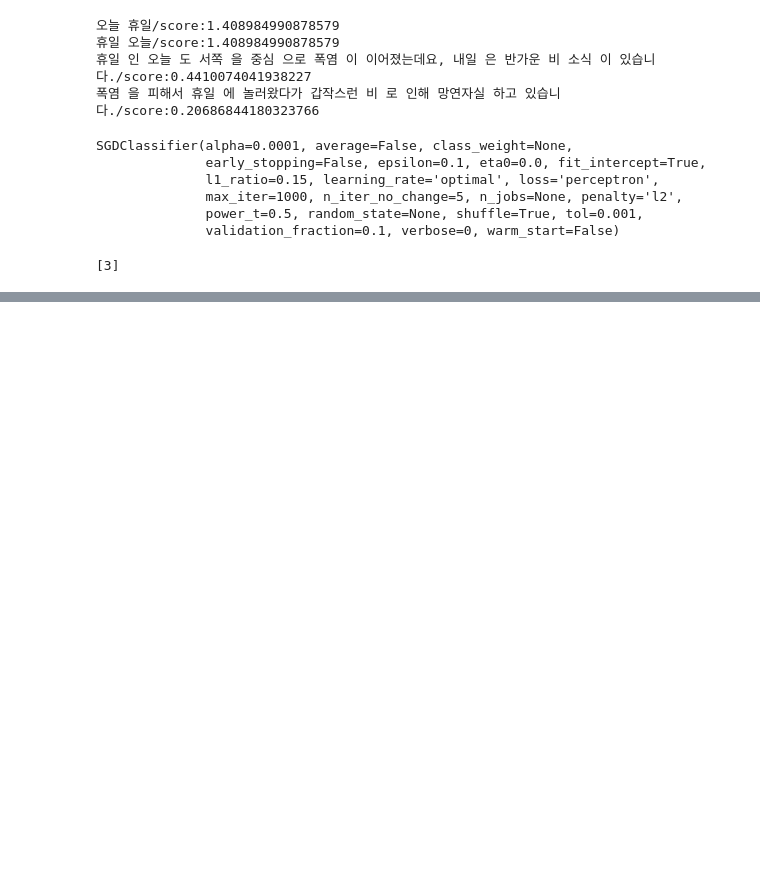
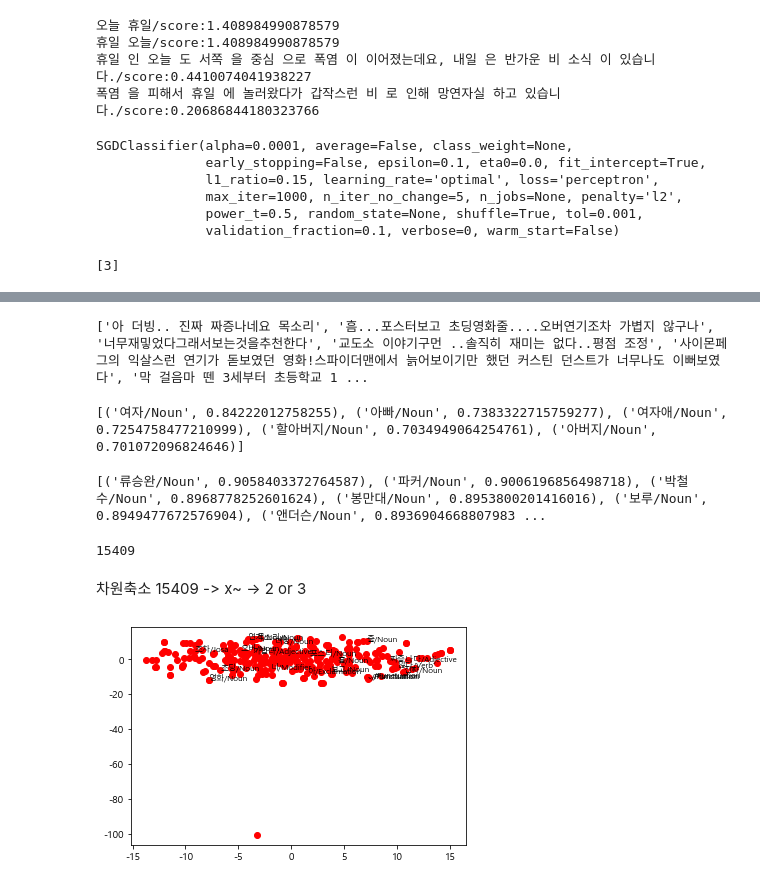
Before and after one commit to ys21-loka/Beek06, a Jupyter notebook: 자연어처리/2.07~NLP_basic.ipynb, the cells around one changed output, grey strips where cells are left out. Drawn from its saved outputs; the diff is of its cells as text; code cells hidden in the pictures; blank space fills up the shorter version.

```diff
--- a/자연어처리/2.07~NLP_basic.ipynb
+++ b/자연어처리/2.07~NLP_basic.ipynb
@@ -336,0 +672,12 @@ print(y_pred)
+# %%
+# 파일중에서 영화 리뷰 데이터만 담기
+docs = []
+for row in ratings_train:
+    docs.append(row[1])
+print(docs[:10])
+# %% [output]
+['아 더빙.. 진짜 짜증나네요 목소리', '흠...포스터보고 초딩영화줄....오버연기조차 가볍지 않구나', '너무재밓었다그래서보는것을추천한다', '교도소 이야기구먼 ..솔직히 재미는 없다..평점 조정', '사이몬페그의 익살스런 연기가 돋보였던 영화!스파이더맨에서 늙어보이기만 했던 커스틴 던스트가 너무나도 이뻐보였다', '막 걸음마 뗀 3세부터 초등학교 1 ...
+# %%
+data = [tokens(d) for d in docs]
+# %%
+w2v_model = word2vec.Word2Vec(data, size=100, window=3)
@@ -336,0 +686,38 @@ print(y_pred)
+# %%
+print(w2v_model.wv.most_similar(positive=tokens(
+    u'남자 여배우'), negative=tokens(u'배우'), topn=5))  # topn = 출력값 갯수
+# 단어 간 관련도 파악 가능
+# 남자 - 배우 = 여자 - 여배우
+# %% [output]
+[('여자/Noun', 0.84222012758255), ('아빠/Noun', 0.7383322715759277), ('여자애/Noun', 0.7254758477210999), ('할아버지/Noun', 0.7034949064254761), ('아버지/Noun', 0.701072096824646)]
+# %%
+print(w2v_model.wv.most_similar(tokens('봉준호')))
+# %% [output]
+[('류승완/Noun', 0.9058403372764587), ('파커/Noun', 0.9006196856498718), ('박철수/Noun', 0.8968778252601624), ('봉만대/Noun', 0.8953800201416016), ('보루/Noun', 0.8949477672576904), ('앤더슨/Noun', 0.8936904668807983 ...
+# %%
+vocabs = w2v_model.wv.vocab.keys()
+print(len(vocabs))
+# %% [output]
+15409
+# %% [markdown]
+차원축소 15409 -> x~ -> 2 or 3
+# %%
+vocab = list(w2v_model.wv.vocab)
+X = w2v_model[vocab]
+tsne = TSNE(n_components=2)
+X_tsne = tsne.fit_transform(X[:300,:])
+# %%
+from matplotlib import font_manager, rc
+import matplotlib as mpl
+font_name = font_manager.FontProperties(fname="c:/Windows/Fonts/malgun.ttf").get_name()
+rc('font', family=font_name)
+mpl.rcParams['axes.unicode_minus'] = False
+
+plt.scatter(X_tsne[:,0], X_tsne[:,1], c='red')
+
+words = vocab[:20]
+for i, word in enumerate(words):
+    plt.text(X_tsne[i,0], X_tsne[i,1 ], word, fontsize=8)
+plt.savefig('out.png', dpi=200)
+# %% [output]
+[figure, added]
```
Also changed, not shown: parts of 66 cells of this notebook, 15 other files.
